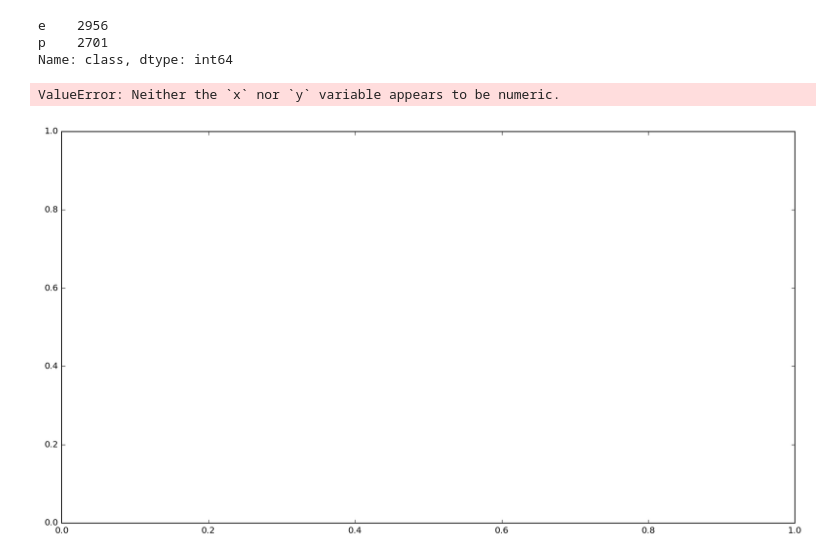
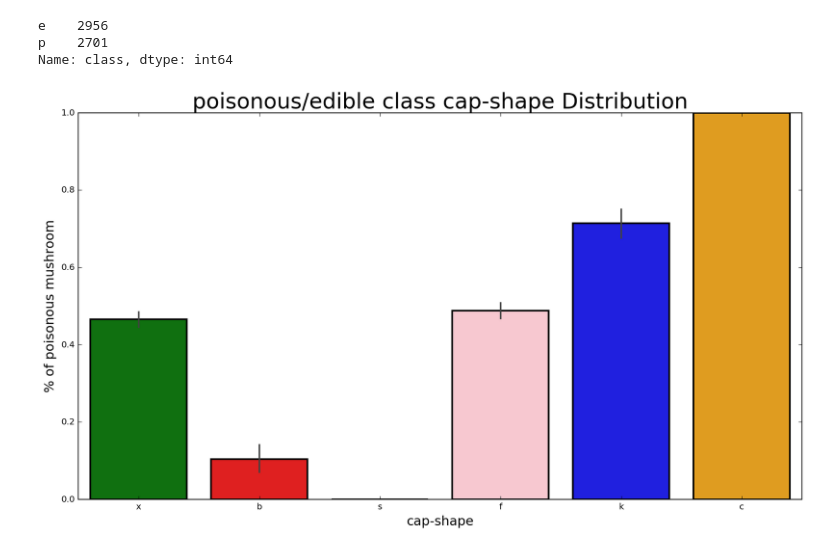
Before and after one commit to jhuang292/kaggle-competion, a Jupyter notebook: p4.ipynb, the cells around one changed output. Saved outputs shown, nothing was run; the diff lists cells and outputs as text; code cells hidden in the pictures.

Commit message:
visualization

```diff
--- a/p4.ipynb
+++ b/p4.ipynb
@@ -111,17 +111,16 @@ Name: class, dtype: int64
 # %%
 # Encode class
 for i in range(len(train['class'])):
-    if train['class'][i] == 'e':
+    if train['class'][i] == 'p':
         train['class'][i] = 1
     else:
         train['class'][i] = 0
 # %%
 pal = {'x':"green", 'f':"Pink", 'k':"blue", 'b':"red", 's':"yellow", 'c':"orange"}
 plt.subplots(figsize = (15, 8))
 ax = sns.barplot(x = "cap-shape", y = "class", data=train, palette = pal, linewidth=2)
-plt.title("e/p class cap-shape Distribution", fontsize = 25)
-plt.ylabel("% of e", fontsize = 15)
+plt.title("poisonous/edible class cap-shape Distribution", fontsize = 25)
+plt.ylabel("% of poisonous mushroom", fontsize = 15)
 plt.xlabel("cap-shape", fontsize = 15);
 # %% [output]
-ValueError: Neither the `x` nor `y` variable appears to be numeric.
-[figure, old version]
+[figure, new version]
```
Also changed, not shown: parts of 4 cells of this notebook.
